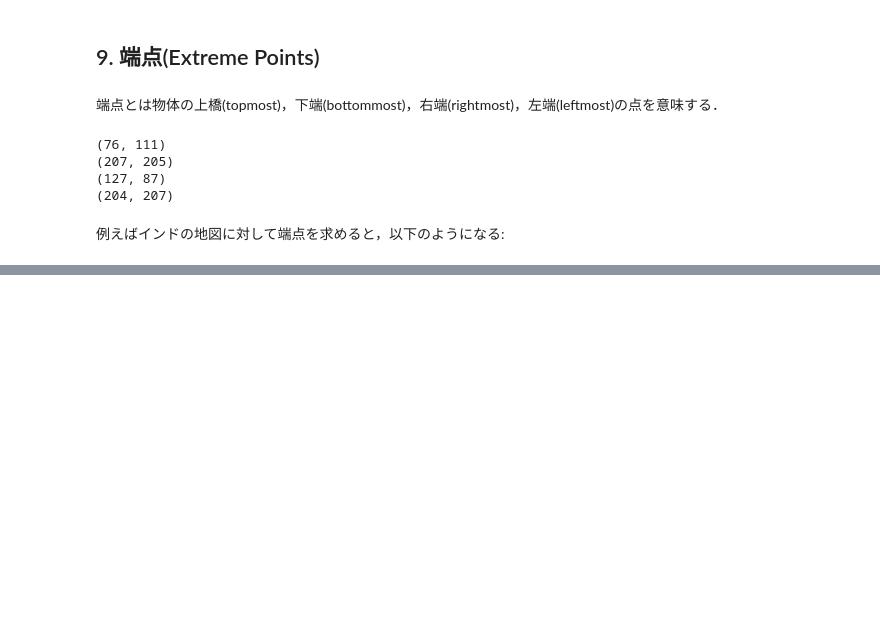
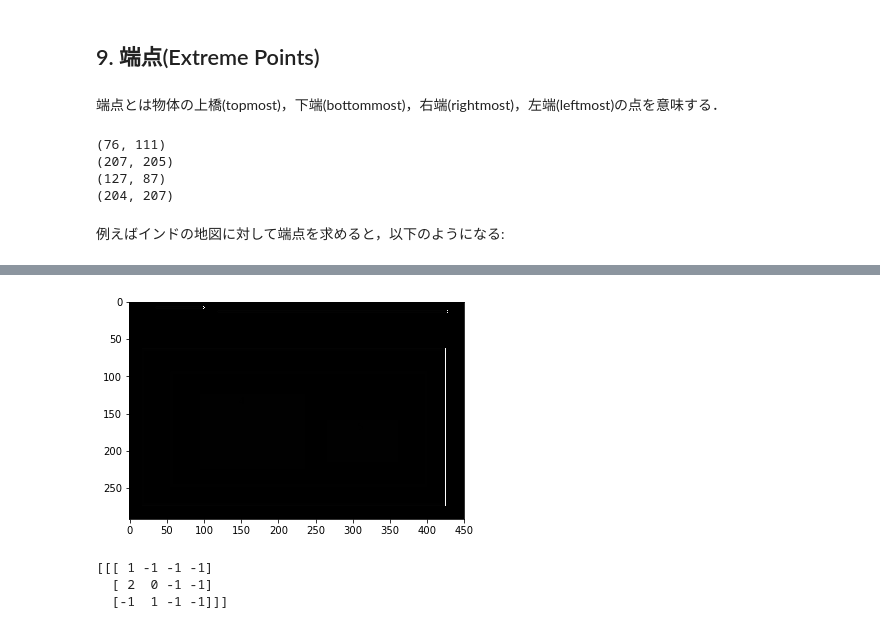
Before and after one commit to miyamotok0105/opencv_sample, a Jupyter notebook: tutorial/py_image_display/11OpenCVにおける輪郭(領域).ipynb, the cells around one changed output, grey strips where cells are left out. Cells and saved outputs as stored; diff of their text form; code cells hidden in the pictures; blank space fills up the shorter version.

```diff
--- a/tutorial/py_image_display/11OpenCVにおける輪郭(領域).ipynb
+++ b/tutorial/py_image_display/11OpenCVにおける輪郭(領域).ipynb
@@ -534,0 +727,15 @@ print(bottommost)
+# %%
+img = cv2.imread('../../img/hierarchy.png',0)
+ret,thresh = cv2.threshold(img,127,255,0)
+img, contours, hierarchy = cv2.findContours(thresh,cv2.RETR_EXTERNAL,cv2.CHAIN_APPROX_SIMPLE)
+
+plt.plot(), plt.imshow(img,cmap = 'gray')
+plt.show()
+# %% [output]
+[figure, added]
+# %%
+print(hierarchy)
+# %% [output]
+[[[ 1 -1 -1 -1]
+  [ 2  0 -1 -1]
+  [-1  1 -1 -1]]]
```
Also changed, not shown: parts of 42 cells of this notebook, 10 other files.
